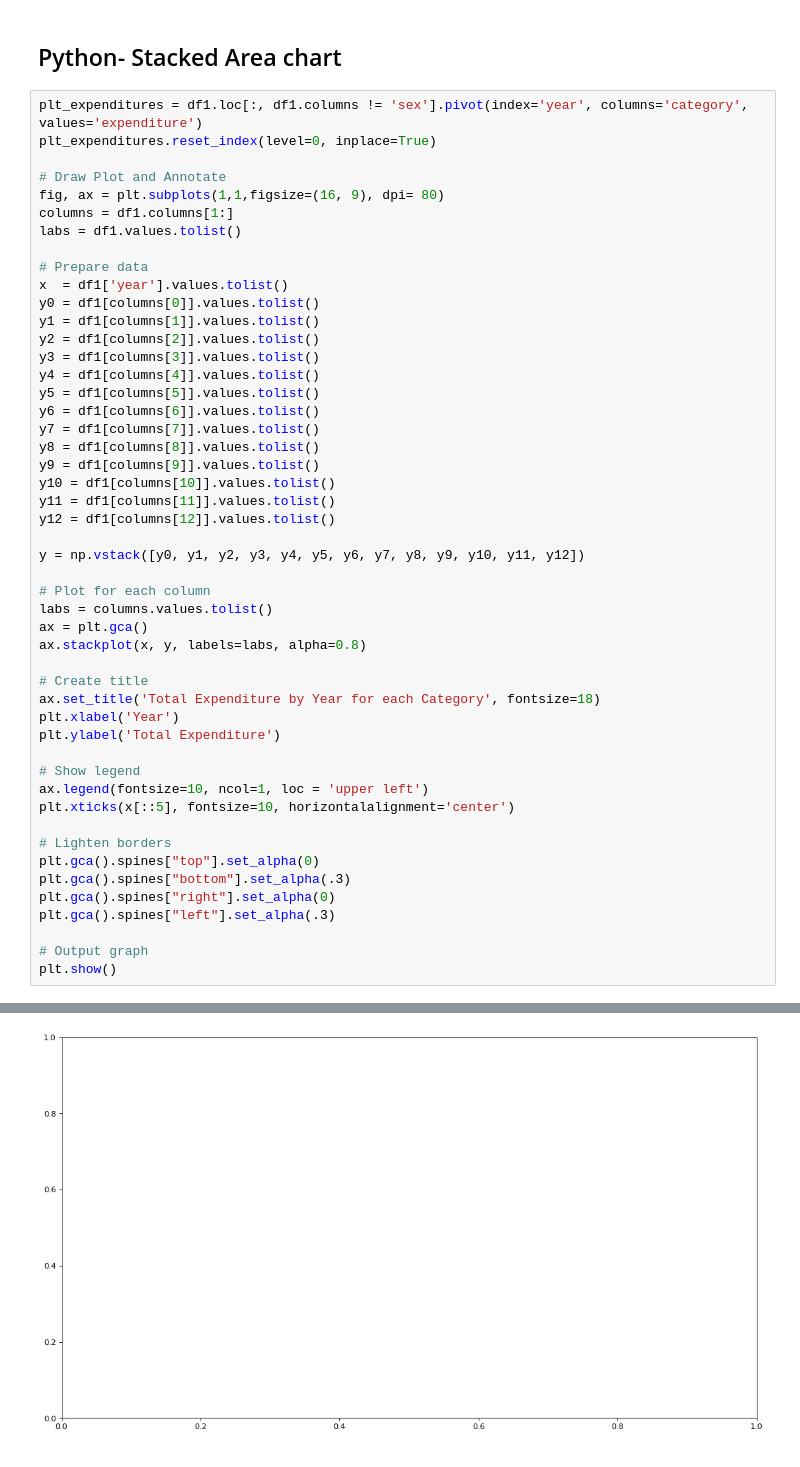
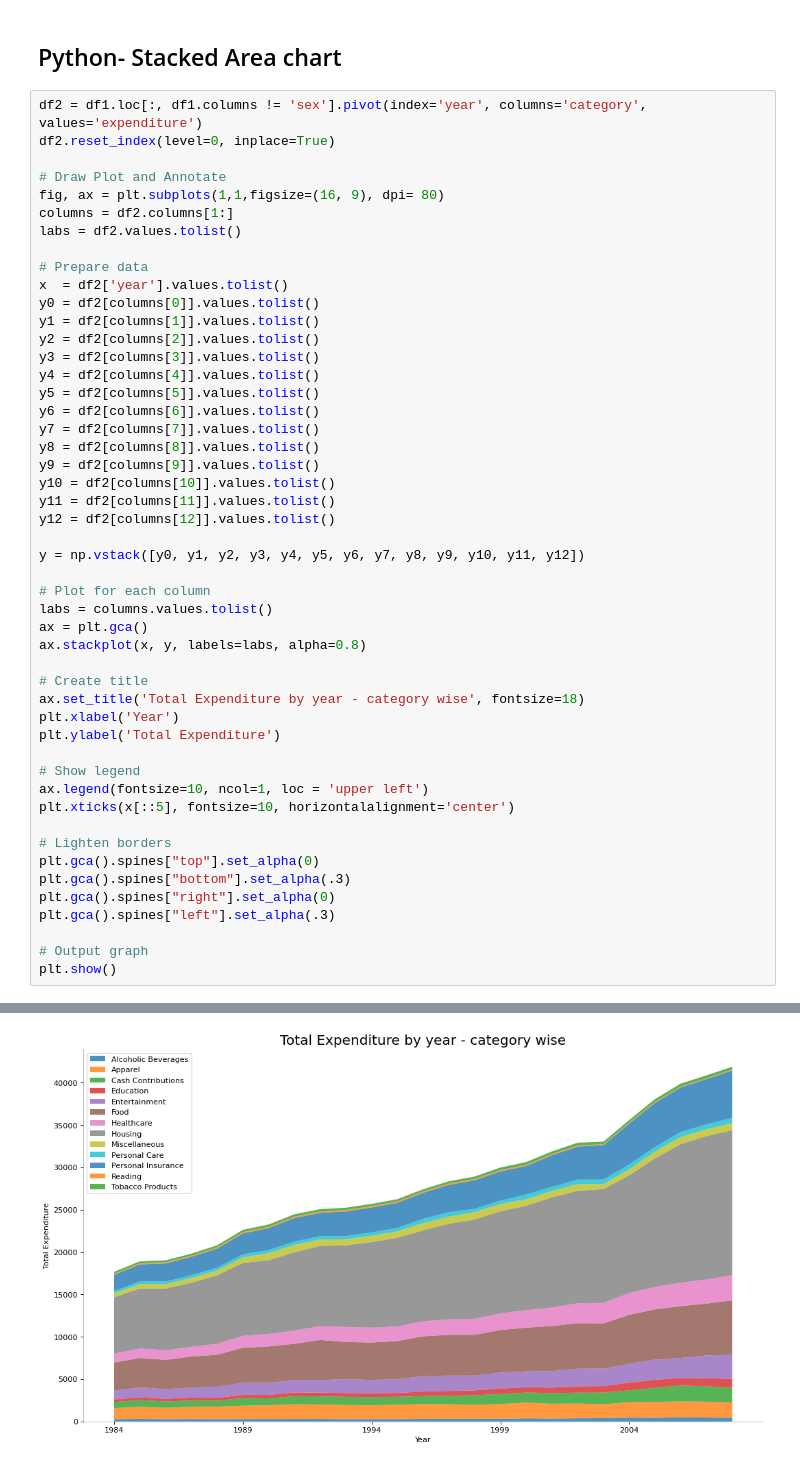
Before and after one commit to MeenaGummadi/DSC640_DataPresentation-Visualization, a Jupyter notebook: Week5&6/3.2_Excercises_Python.ipynb, the cells around one changed output, grey strips where cells are left out. Saved outputs shown, nothing was run; the diff lists cells and outputs as text.

```diff
--- a/Week5&6/3.2_Excercises_Python.ipynb
+++ b/Week5&6/3.2_Excercises_Python.ipynb
@@ -76,29 +77,29 @@ plt.plot(a, b, color='green', alpha=0.6)
 # %% [markdown]
 ## Python- Stacked Area chart
 # %%
-plt_expenditures = df1.loc[:, df1.columns != 'sex'].pivot(index='year', columns='category', values='expenditure')
-plt_expenditures.reset_index(level=0, inplace=True)
+df2 = df1.loc[:, df1.columns != 'sex'].pivot(index='year', columns='category', values='expenditure')
+df2.reset_index(level=0, inplace=True)
 
 # Draw Plot and Annotate
 fig, ax = plt.subplots(1,1,figsize=(16, 9), dpi= 80)
-columns = df1.columns[1:]
-labs = df1.values.tolist()
+columns = df2.columns[1:]
+labs = df2.values.tolist()
 
 # Prepare data
-x  = df1['year'].values.tolist()
-y0 = df1[columns[0]].values.tolist()
-y1 = df1[columns[1]].values.tolist()
-y2 = df1[columns[2]].values.tolist()
-y3 = df1[columns[3]].values.tolist()
-y4 = df1[columns[4]].values.tolist()
-y5 = df1[columns[5]].values.tolist()
-y6 = df1[columns[6]].values.tolist()
-y7 = df1[columns[7]].values.tolist()
-y8 = df1[columns[8]].values.tolist()
-y9 = df1[columns[9]].values.tolist()
-y10 = df1[columns[10]].values.tolist()
-y11 = df1[columns[11]].values.tolist()
-y12 = df1[columns[12]].values.tolist()
+x  = df2['year'].values.tolist()
+y0 = df2[columns[0]].values.tolist()
+y1 = df2[columns[1]].values.tolist()
+y2 = df2[columns[2]].values.tolist()
+y3 = df2[columns[3]].values.tolist()
+y4 = df2[columns[4]].values.tolist()
+y5 = df2[columns[5]].values.tolist()
+y6 = df2[columns[6]].values.tolist()
+y7 = df2[columns[7]].values.tolist()
+y8 = df2[columns[8]].values.tolist()
+y9 = df2[columns[9]].values.tolist()
+y10 = df2[columns[10]].values.tolist()
+y11 = df2[columns[11]].values.tolist()
+y12 = df2[columns[12]].values.tolist()
 
 y = np.vstack([y0, y1, y2, y3, y4, y5, y6, y7, y8, y9, y10, y11, y12])
 
@@ -108,7 +109,7 @@ ax = plt.gca()
 ax.stackplot(x, y, labels=labs, alpha=0.8)
 
 # Create title
-ax.set_title('Total Expenditure by Year for each Category', fontsize=18)
+ax.set_title('Total Expenditure by year - category wise', fontsize=18)
 plt.xlabel('Year')
 plt.ylabel('Total Expenditure')
 
@@ -129 +129 @@ IndexError: index 3 is out of bounds for axis 0 with size 3
-[figure, old version]
+[figure, new version]
```
Also changed, not shown: parts of 3 cells of this notebook, 2 other files.
